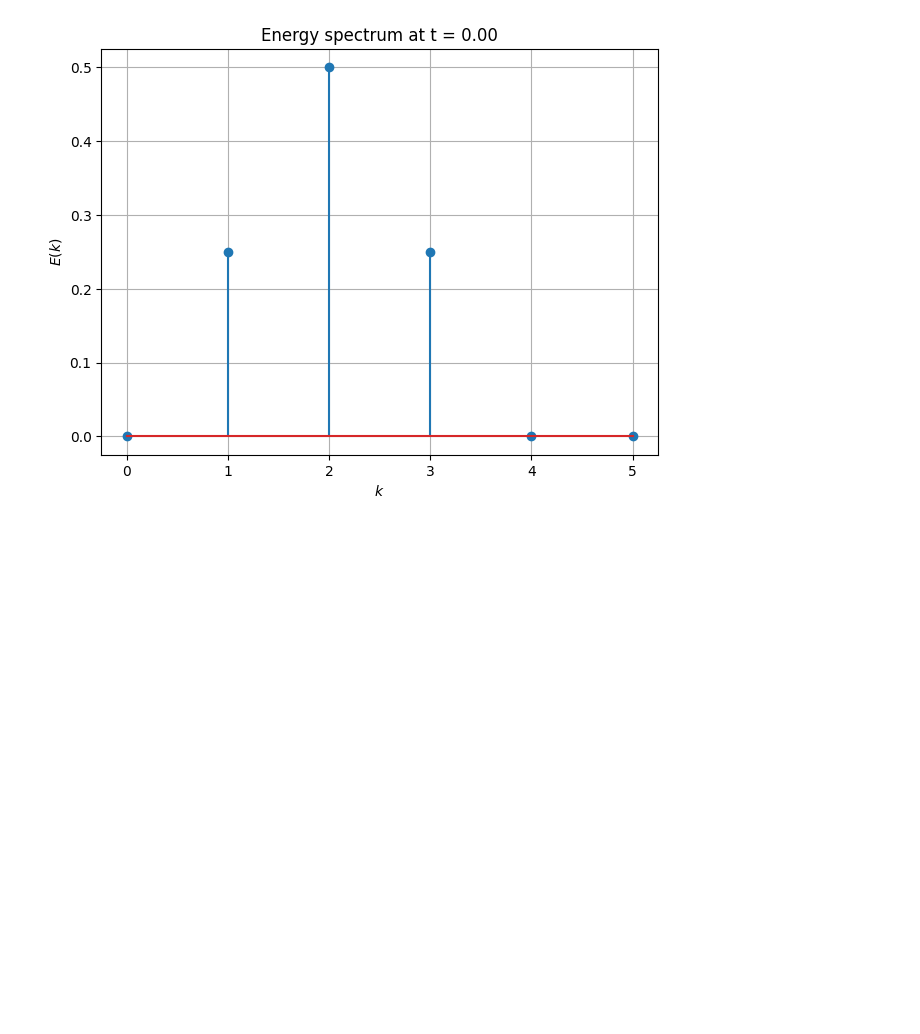
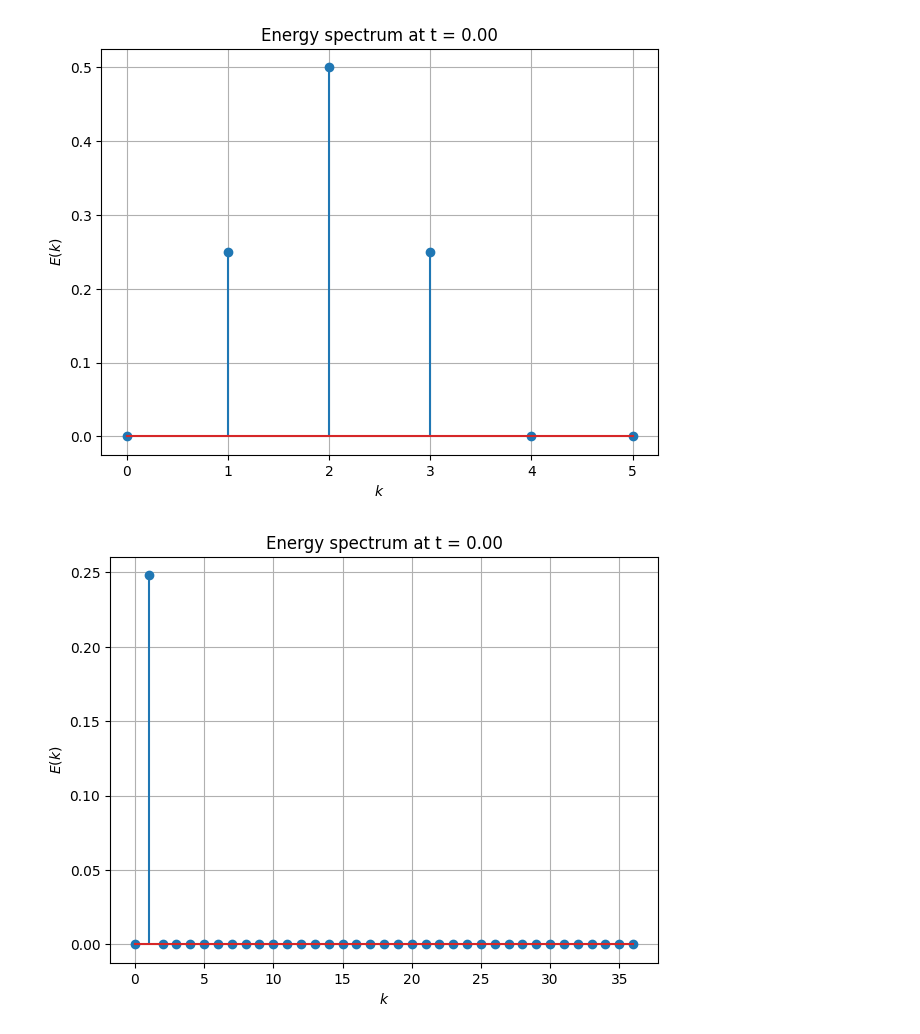
Before and after one commit to Prajwal-Prathiksh/ddp-thesis, a Jupyter notebook: code/play_energy_spectrum.ipynb, the cells around one changed output. Cells and saved outputs as stored; diff of their text form; code cells hidden in the pictures; blank space fills up the shorter version.

```diff
--- a/code/play_energy_spectrum.ipynb
+++ b/code/play_energy_spectrum.ipynb
@@ -366,3 +366,10 @@ es.plot_scalar_Ek(show=1, plot_type="stem")
 # es.plot_EK(show=1, shift_fft=0)
 # %% [output]
 [figure]
+# %%
+fname = "sin_velocity_profile_output/sin_velocity_profile_00000.hdf5"
+esfile = EnergySpectrum.from_pysph_file(fname=fname, dim=2, L=1, nx_i=50)
+# %%
+esfile.plot_scalar_Ek(show=1, plot_type="stem")
+# %% [output]
+[figure, added]
```
Also changed, not shown: parts of 3 cells of this notebook, 3 other files.
